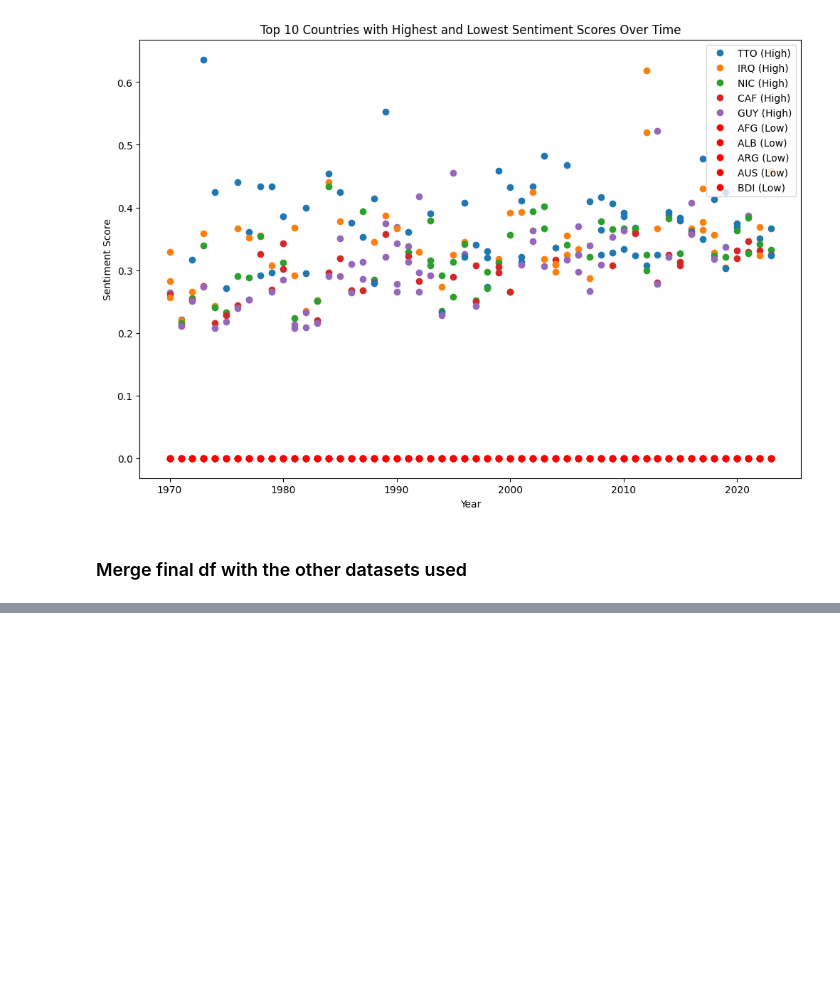
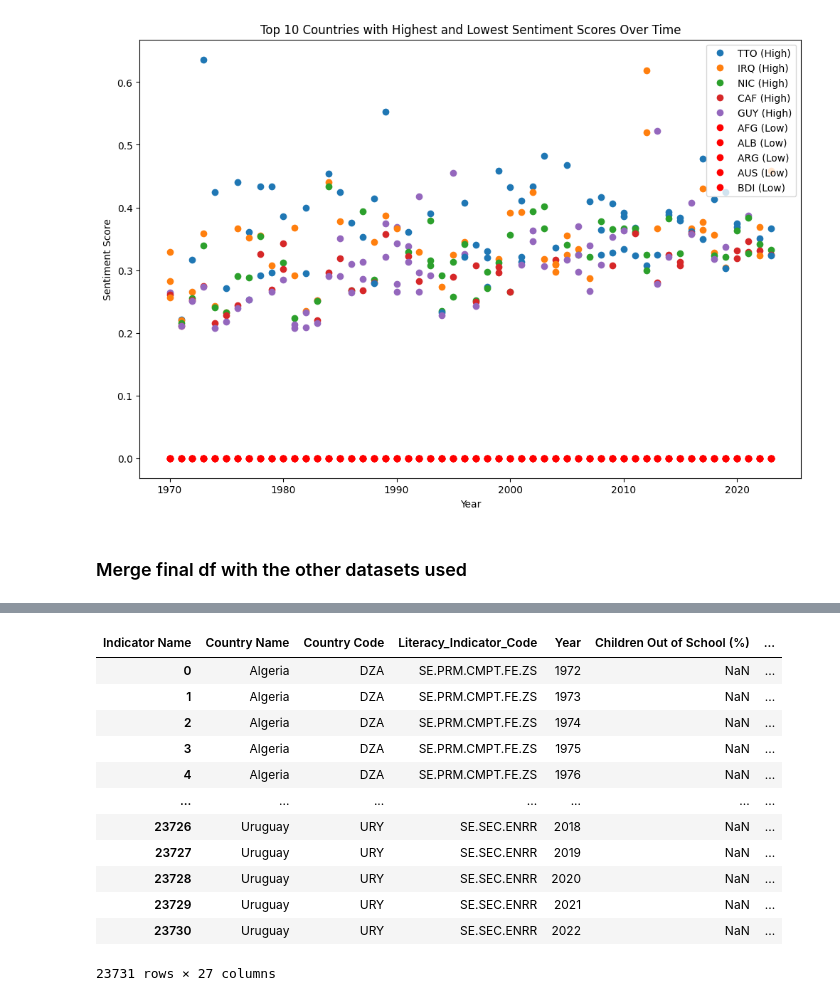
Before and after one commit to meralegre/DSAss1, a Jupyter notebook: speech_analysis.ipynb, the cells around one changed output, grey strips where cells are left out. Drawn from its saved outputs; the diff is of its cells as text; code cells hidden in the pictures; blank space fills up the shorter version.

```diff
--- a/speech_analysis.ipynb
+++ b/speech_analysis.ipynb
@@ -498,0 +520,53 @@ clean_dataframe.to_csv('./data/final_merged_dataframe.csv', index=True)
+# %%
+rename_dict = {
+    'Children out of school (% of primary school age)': 'Children Out of School (%)',
+    'Children out of school, primary': 'Children Out of School (Primary)',
+    'Primary completion rate, female (% of relevant age group)': 'Primary Completion Rate (Female)',
+    'Primary completion rate, male (% of relevant age group)': 'Primary Completion Rate (Male)',
+    'Primary completion rate, total (% of relevant age group)': 'Primary Completion Rate (Total)',
+    'School enrollment, primary (% gross)': 'School Enrollment (Primary) Gross',
+    'School enrollment, primary (gross), gender parity index (GPI)': 'School Enrollment (Primary) GPI',
+    'School enrollment, primary, female (% gross)': 'School Enrollment (Primary, Female) Gross',
+    'School enrollment, primary, male (% gross)': 'School Enrollment (Primary, Male) Gross',
+    'School enrollment, secondary (% gross)': 'School Enrollment (Secondary) Gross',
+    'School enrollment, secondary, female (% gross)': 'School Enrollment (Secondary, Female) Gross',
+    'School enrollment, secondary, male (% gross)': 'School Enrollment (Secondary, Male) Gross',
+    'School enrollment, tertiary (% gross)': 'School Enrollment (Tertiary) Gross',
+    'School enrollment, tertiary, female (% gross)': 'School Enrollment (Tertiary, Female) Gross',
+    'School enrollment, tertiary, male (% gross)': 'School Enrollment (Tertiary, Male) Gross',
+    'School enrollment, primary and secondary (gross), gender parity index (GPI)': 'School Enrollment (Primary & Secondary) GPI',
+    'School enrollment, secondary (gross), gender parity index (GPI)': 'School Enrollment (Secondary) GPI',
+    'School enrollment, tertiary (gross), gender parity index (GPI)': 'School Enrollment (Tertiary) GPI',
+    'Lower secondary completion rate, total (% of relevant age group)': 'Lower Secondary Completion Rate (Total)',
+    'Lower secondary completion rate, female (% of relevant age group)': 'Lower Secondary Completion Rate (Female)',
+    'Lower secondary completion rate, male (% of relevant age group)': 'Lower Secondary Completion Rate (Male)',
+    'Expected years of schooling': 'Expected Years of Schooling',
+    'Expected years of schooling, female': 'Expected Years of Schooling (Female)',
+    'Expected years of schooling, male': 'Expected Years of Schooling (Male)',
+    'Government expenditure on education, total (% of GDP)': 'Government Expenditure on Education (% of GDP)',
+    'Primary education, teachers (% female)': 'Primary Education Teachers (% Female)',
+    'Secondary education, teachers (% female)': 'Secondary Education Teachers (% Female)',
+    'Tertiary education, academic staff (% female)': 'Tertiary Education Academic Staff (% Female)',
+    'Primary education, pupils (% female)': 'Primary Education Pupils (% Female)',
+    'School enrollment, preprimary (% gross)': 'School Enrollment (Preprimary) Gross',
+    'School enrollment, preprimary, female (% gross)': 'School Enrollment (Preprimary, Female) Gross',
+    'School enrollment, preprimary, male (% gross)': 'School Enrollment (Preprimary, Male) Gross',
+}
+
+# Rename the columns using the dictionary
+df_pivoted_literacy.rename(columns=rename_dict, inplace=True)
+df_pivoted_literacy
+# %% [output]
+| Indicator Name | Country Name | Country Code | Literacy_Indicator_Code | Year | Children Out of School (%) | ... |
+| 0 | Algeria | DZA | SE.PRM.CMPT.FE.ZS | 1972 | NaN | ... |
+| 1 | Algeria | DZA | SE.PRM.CMPT.FE.ZS | 1973 | NaN | ... |
+| 2 | Algeria | DZA | SE.PRM.CMPT.FE.ZS | 1974 | NaN | ... |
+| 3 | Algeria | DZA | SE.PRM.CMPT.FE.ZS | 1975 | NaN | ... |
+| 4 | Algeria | DZA | SE.PRM.CMPT.FE.ZS | 1976 | NaN | ... |
+| ... | ... | ... | ... | ... | ... | ... |
+| 23726 | Uruguay | URY | SE.SEC.ENRR | 2018 | NaN | ... |
+| 23727 | Uruguay | URY | SE.SEC.ENRR | 2019 | NaN | ... |
+| 23728 | Uruguay | URY | SE.SEC.ENRR | 2020 | NaN | ... |
+| 23729 | Uruguay | URY | SE.SEC.ENRR | 2021 | NaN | ... |
+| 23730 | Uruguay | URY | SE.SEC.ENRR | 2022 | NaN | ... |
+23731 rows × 27 columns
```
Also changed, not shown: parts of 7 cells of this notebook, 1 other file.
